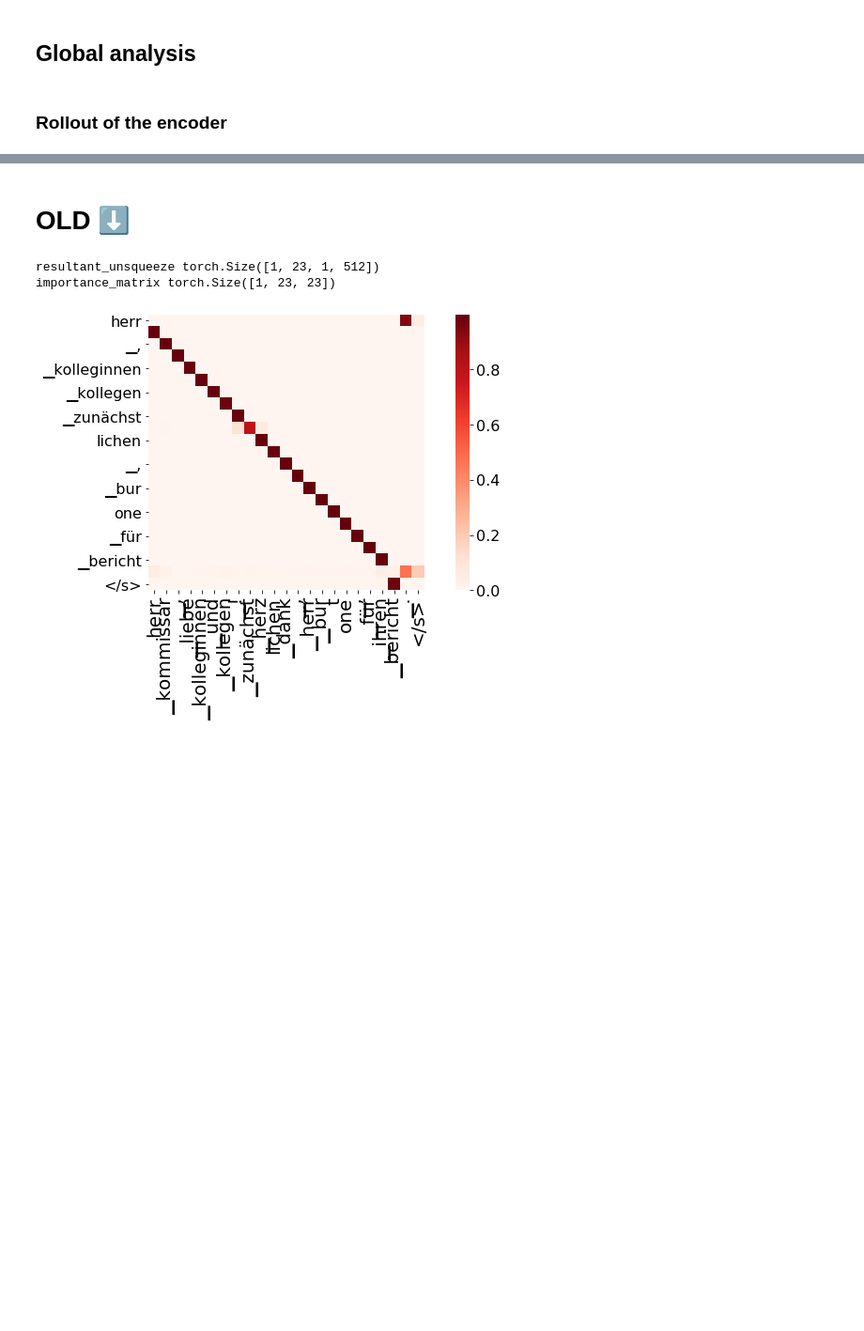
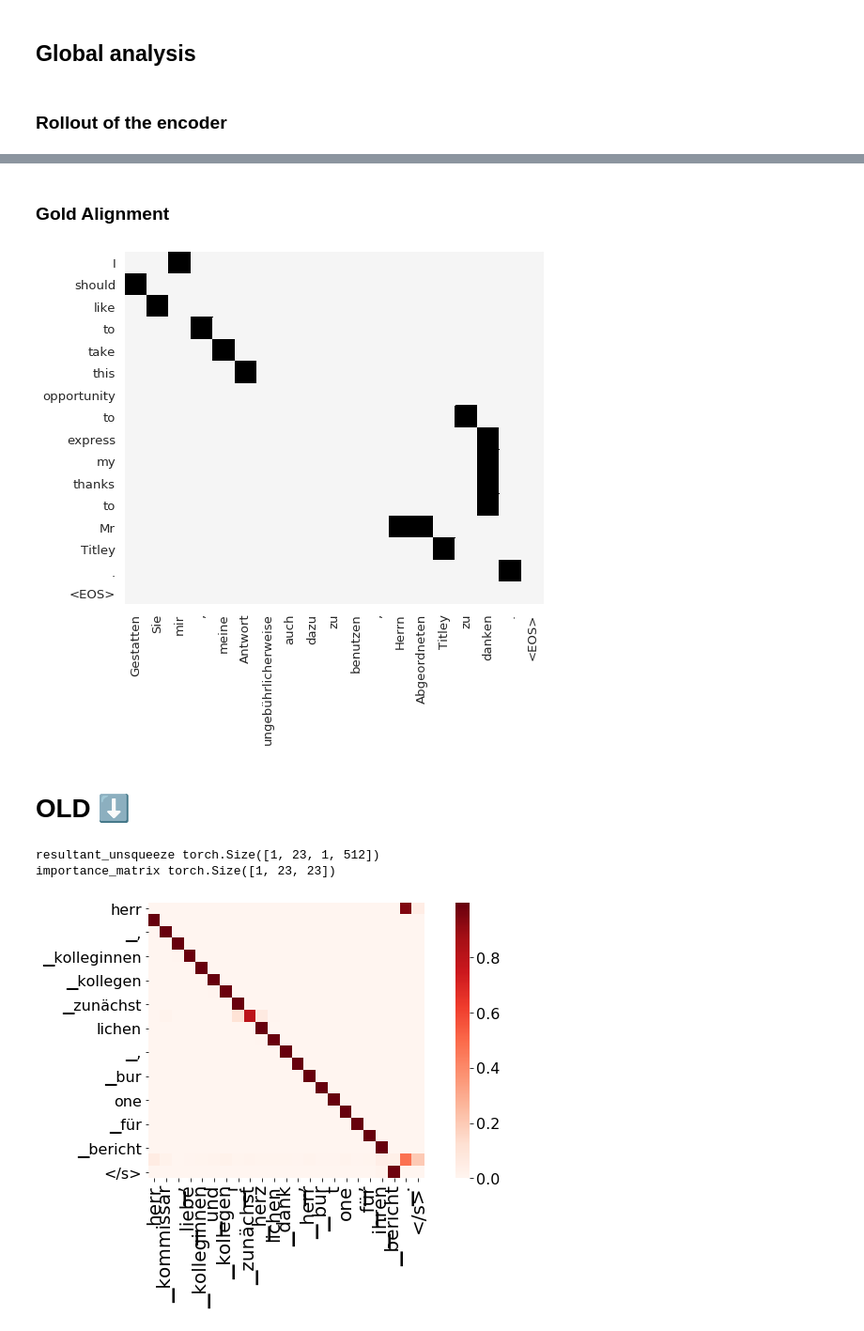
Before and after one commit to mt-upc/transformer-contributions-nmt, a Jupyter notebook: nmt_interpretability.ipynb, the cells around one changed output, grey strips where cells are left out. Shown at 94% size. Drawn from its saved outputs; the diff is of its cells as text; code cells hidden in the pictures; blank space fills up the shorter version.

```diff
--- a/nmt_interpretability.ipynb
+++ b/nmt_interpretability.ipynb
@@ -53,6 +49,10 @@ with open(test_de_bpe, encoding="utf-8") as fbpe:
     src_bpe_sents = fbpe.readlines()
 with open(test_en_bpe, encoding="utf-8") as fbpe:
     tgt_bpe_sents = fbpe.readlines()
+with open(europarl_dir / "data_in_progress/test.uc.de", encoding="utf-8") as fword:
+    src_word_sents = fword.readlines()
+with open(europarl_dir / "data_in_progress/test.uc.en", encoding="utf-8") as fword:
+    tgt_word_sents = fword.readlines()
 
 
 model_type = 'baseline'
@@ -69,6 +69,7 @@ hub = FairseqTransformerHub.from_pretrained(
     #(data_name_or_path=iwslt14_dir / "data-bin").as_posix(),
 )
 num_layers = 6
+eos_id = hub.tgt_dict.index("</s>")
 # %%
 # for i in range(400):
 # #i=0
@@ -76,3 +77,18 @@ num_layers = 6
 #     print(i)
 #     print(f"\nSource sentence: \t {src_sent}")
 #     print(f"Target sentence: \t {tgt_sent}")
+# %%
+# Gold alignment data
+i = 5
+src_word_sent = src_word_sents[i]
+print(src_word_sent)
+tgt_word_sent = tgt_word_sents[i]
+print(tgt_word_sent)
+
+src_tok_str = src_bpe_sents[i].strip()
+src_tok = src_tok_str.split()
+
+tgt_tok_str = tgt_bpe_sents[i].strip()
+tgt_tok = tgt_tok_str.split()
+src_tensor = torch.tensor([hub.src_dict.index(t) for t in src_tok_str.split()] + [eos_id])#.to(device)
+tgt_tensor = torch.tensor([hub.tgt_dict.index(t) for t in tgt_tok_str.split()] + [eos_id])#.to(device)
@@ -357,3 +375,27 @@ Target sentence:         the peace agreement concluded in july was welcomed at t
+# %% [markdown]
+### Gold Alignment
+# %%
+from matplotlib.colors import LinearSegmentedColormap
+colors = ["whitesmoke", "gainsboro", "lightgrey", "lightgray", "silver",
+            "darkgrey", "darkgray", "grey", "gray", "dimgrey", "dimgray", "black"]
+cmap = LinearSegmentedColormap.from_list('Custom', colors, len(colors))
+
+attention_matrix = np.zeros((len(tgt_word_sent.split())+1,len(src_word_sent.split())+1))
+with open(gold_alignment, 'r') as f:
+    line = f.readlines()[i]
+    for alignment_string in line.split():
+        t, s = parse_single_alignment(alignment_string, reverse=True)
+        attention_matrix[t-1][s-1] = 1
+#attention_matrix = attention_matrix[[len(attention_matrix)-1]+list(range(0,len(attention_matrix)-1))]
+
+plt.figure(figsize=(8,8))
+fontsize = 10
+rotation = 90
+df_gold = pd.DataFrame(attention_matrix, columns=src_word_sent.split()+["<EOS>"],index=tgt_word_sent.split()+["<EOS>"])
+sns.heatmap(df_gold,cmap=cmap,cbar=False,square=True)
+sns.set(font_scale=1)
+# %% [output]
+[figure, added]
 # %%
 # for s in hub.task.dataset('test'):
 #     src_sent = hub.decode(s['source'], hub.task.src_dict, as_string=True)
```
Also changed, not shown: parts of 11 cells of this notebook, 1 other file.
